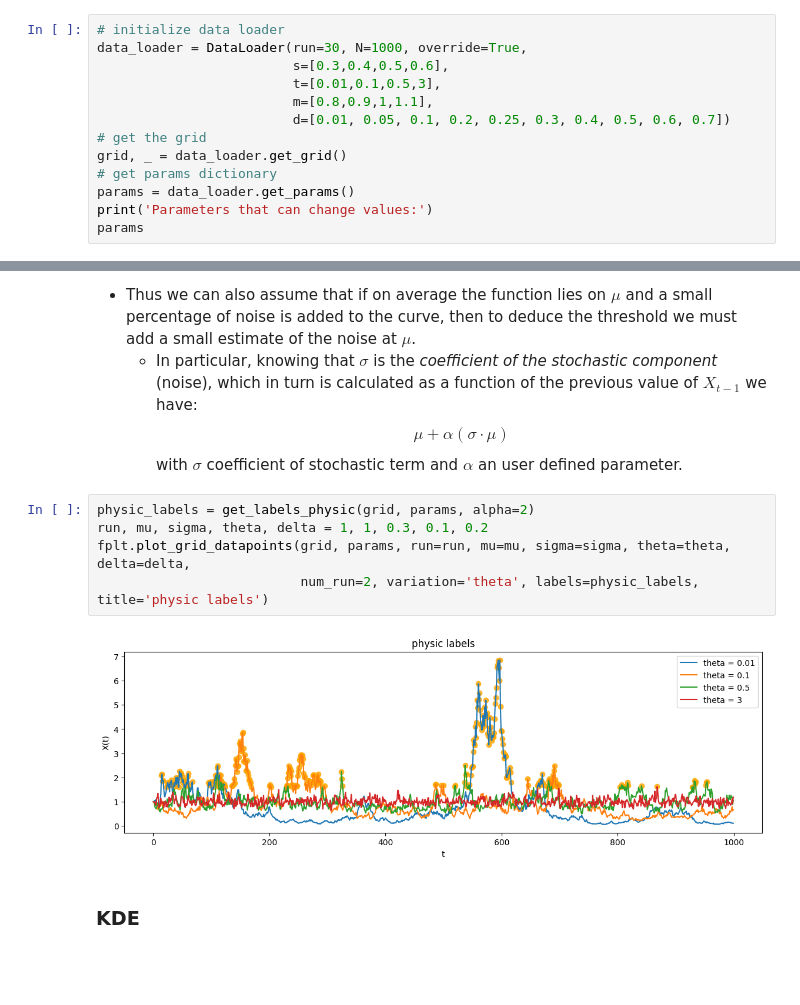
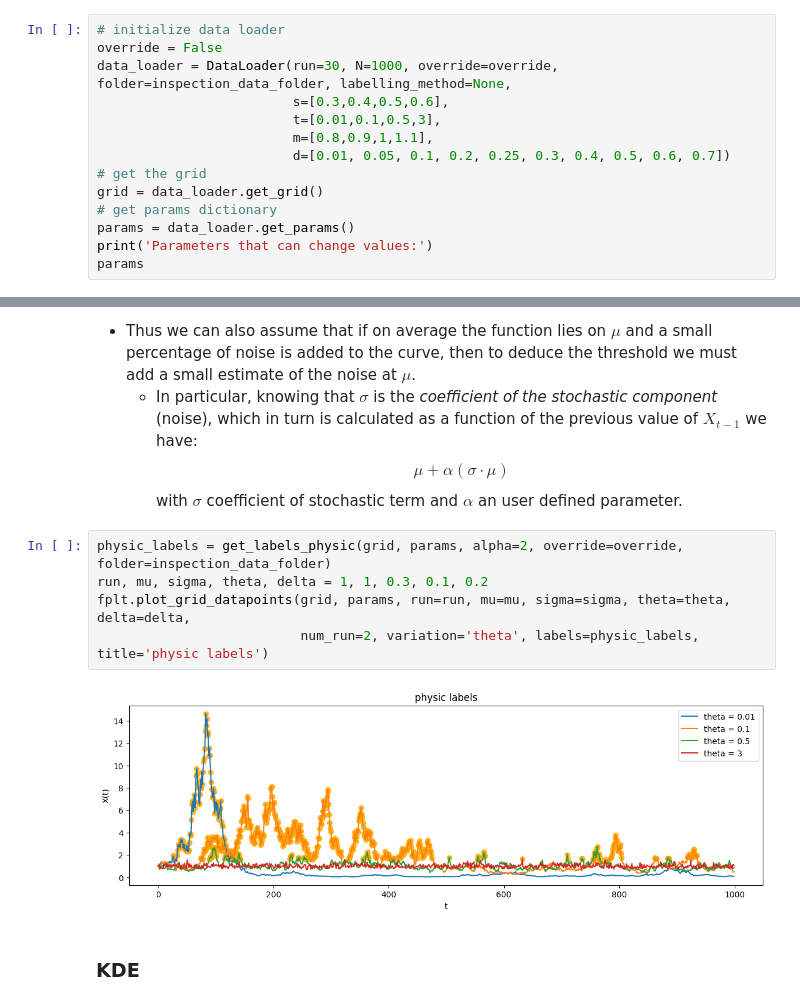
Before and after one commit to falric05/AII-Flare-prediction, a Jupyter notebook: notebooks/AI_ind_data.ipynb, the cells around one changed output, grey strips where cells are left out. Saved outputs shown, nothing was run; the diff lists cells and outputs as text; blank space fills up the shorter version.

Commit message:
fixed data generation and cross_validation checkpoints

```diff
--- a/notebooks/AI_ind_data.ipynb
+++ b/notebooks/AI_ind_data.ipynb
@@ -69,13 +67,14 @@ We generated a large synthetic dataset, including not only the "standard" parame
 provided in the paper, but also by varying these, resulting in a grid of $30 \text{ x } 4 \text{ x } 4 \text{ x } 4 \text{ x } 10 \text{ x } 1000$ samples
 # %%
 # initialize data loader
-data_loader = DataLoader(run=30, N=1000, override=True,
+override = False
+data_loader = DataLoader(run=30, N=1000, override=override, folder=inspection_data_folder, labelling_method=None,
                          s=[0.3,0.4,0.5,0.6],
                          t=[0.01,0.1,0.5,3],
                          m=[0.8,0.9,1,1.1],
                          d=[0.01, 0.05, 0.1, 0.2, 0.25, 0.3, 0.4, 0.5, 0.6, 0.7])
 # get the grid
-grid, _ = data_loader.get_grid()
+grid = data_loader.get_grid()
 # get params dictionary
 params = data_loader.get_params()
 print('Parameters that can change values:')
@@ -240,12 +239,12 @@ Here we show a labelling method handcrafted and deterministic which is aimed to
     $$\mu + \alpha(\sigma \cdot \mu)$$
 with $\sigma$ coefficient of stochastic term and $\alpha$ an user defined parameter.
 # %%
-physic_labels = get_labels_physic(grid, params, alpha=2)
+physic_labels = get_labels_physic(grid, params, alpha=2, override=override, folder=inspection_data_folder)
 run, mu, sigma, theta, delta = 1, 1, 0.3, 0.1, 0.2
 fplt.plot_grid_datapoints(grid, params, run=run, mu=mu, sigma=sigma, theta=theta, delta=delta,
                           num_run=2, variation='theta', labels=physic_labels, title='physic labels')
 # %% [output]
-[figure, old version]
+[figure, new version]
 # %% [markdown]
 ### KDE
 # %% [markdown]
```
Also changed, not shown: parts of 15 cells of this notebook, 4 other files.
